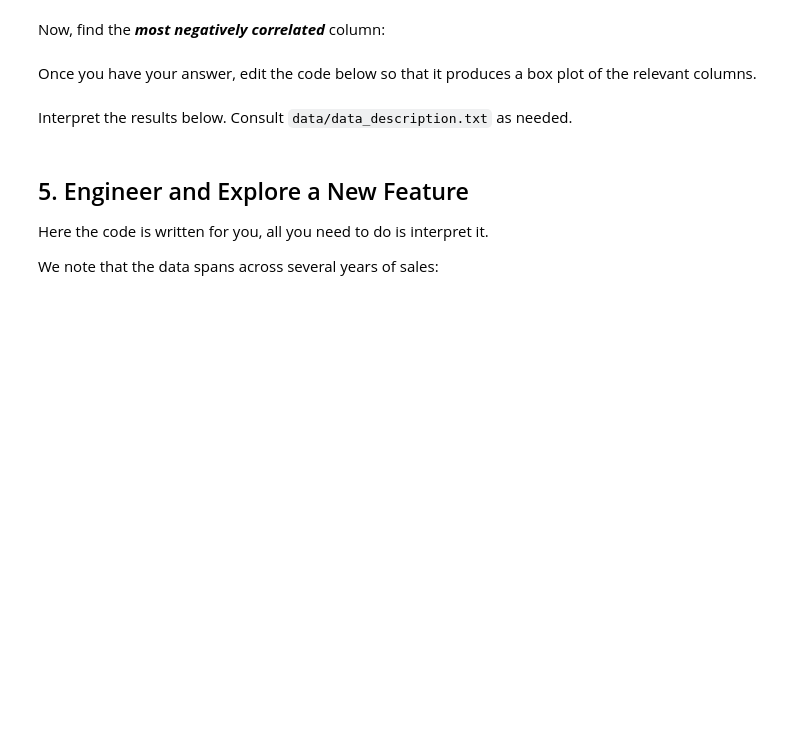
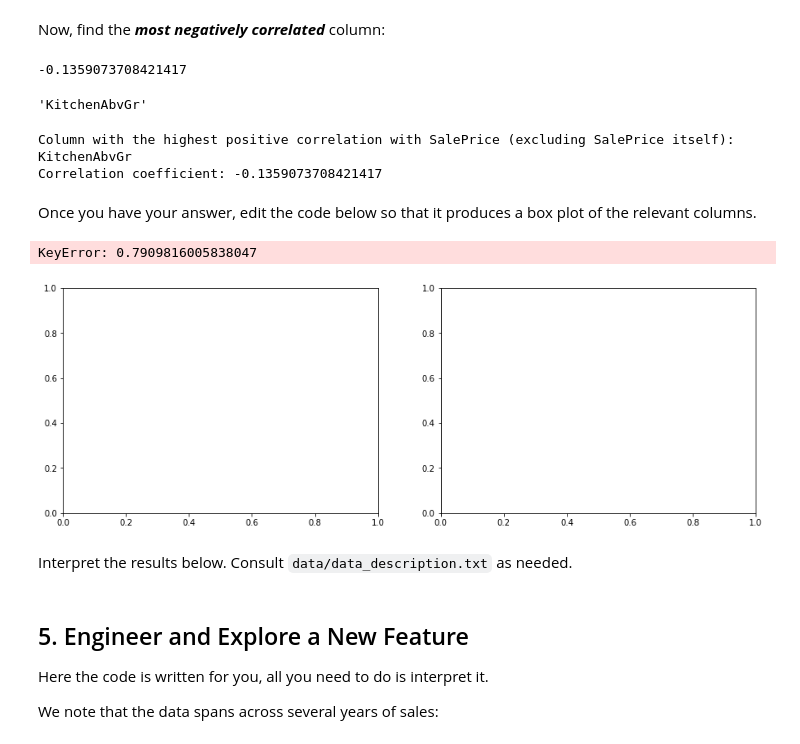
Before and after one commit to Angel174471/dsc-pandas-eda-lab, a Jupyter notebook: index.ipynb, the cells around one changed output. Cells and saved outputs as stored; diff of their text form; code cells hidden in the pictures; blank space fills up the shorter version.

```diff
--- a/index.ipynb
+++ b/index.ipynb
@@ -399,0 +381,6 @@ You can import additional libraries, although it is possible to do this just usi
+# %%
+# Your code here
+corr = df.corr()['SalePrice']
+numeric_col = df.select_dtypes(include = 'number')
+most_positively_corr = corr[corr.index != 'SalePrice'].max()
+most_positively_corr
@@ -401,35 +438,53 @@ You can import additional libraries, although it is possible to do this just usi
 Now, find the ***most negatively correlated*** column:
 # %%
 # Your code here
+most_negatively_corr = corr[corr.index != 'SalePrice'].min()
+most_negatively_corr
+# %% [output]
+-0.1359073708421417
+# %%
+most_negatively_column = "KitchenAbvGr"
+most_negatively_column
+# %% [output]
+'KitchenAbvGr'
+# %%
+print('Column with the highest positive correlation with SalePrice (excluding SalePrice itself):', most_negatively_column )
+print('Correlation coefficient:', most_negatively_corr)
+# %% [output]
+Column with the highest positive correlation with SalePrice (excluding SalePrice itself): KitchenAbvGr
+Correlation coefficient: -0.1359073708421417
 # %% [markdown]
 Once you have your answer, edit the code below so that it produces a box plot of the relevant columns.
 # %%
 # Replace None with appropriate code
 
 import seaborn as sns
 
 fig, (ax1, ax2) = plt.subplots(ncols=2, figsize=(15,5))
 
 # Plot distribution of column with highest correlation
 sns.boxplot(
     x=None,
-    y=df["SalePrice"],
+    y=df[most_positively_corr],
     ax=ax1
 )
 # Plot distribution of column with most negative correlation
 sns.boxplot(
     x=None,
-    y=df["SalePrice"],
+    y=df[most_negatively_corr],
     ax=ax2
 )
 
 # Customize labels
-ax1.set_title(None)
-ax1.set_xlabel(None)
+ax1.set_title("Trial")
+ax1.set_xlabel("Trial 1")
 ax1.set_ylabel("Sale Price")
-ax2.set_title(None)
-ax2.set_xlabel(None)
+ax2.set_title("Trial 2")
+ax2.set_xlabel("Trial 3")
 ax2.set_ylabel("Sale Price");
+# %% [output]
+KeyError: 0.7909816005838047
+[figure, added]
 # %% [markdown]
 Interpret the results below. Consult `data/data_description.txt` as needed.
 # %%
```
Also changed, not shown: parts of 8 cells of this notebook.
